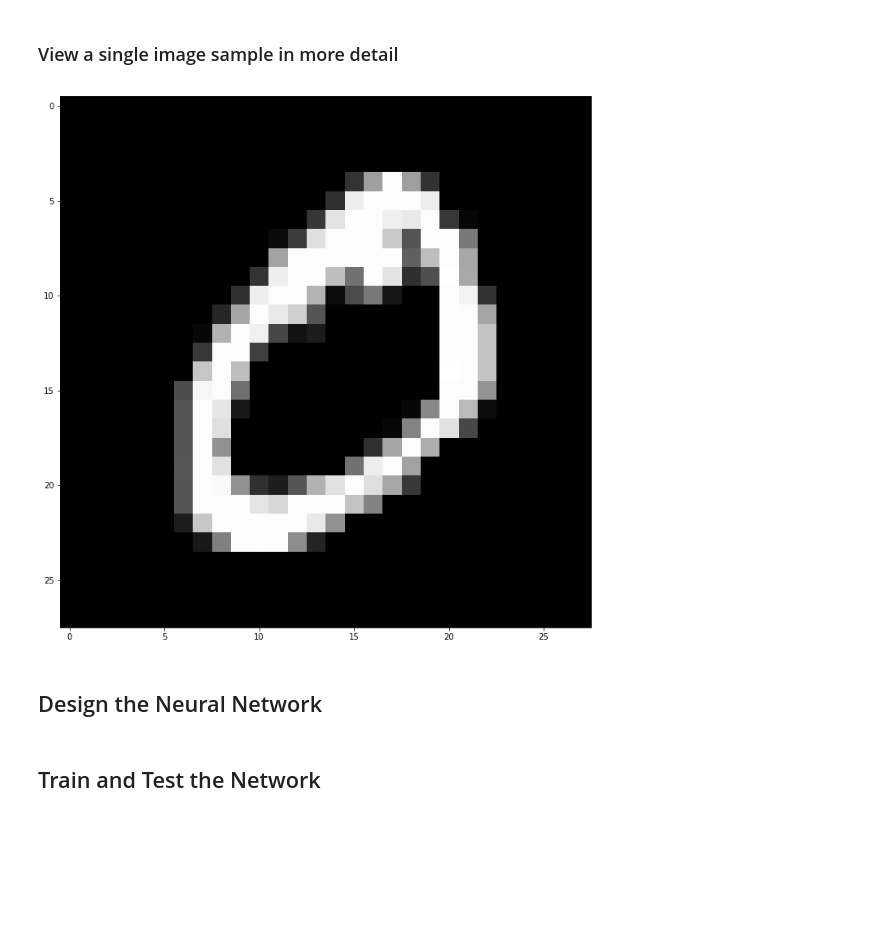
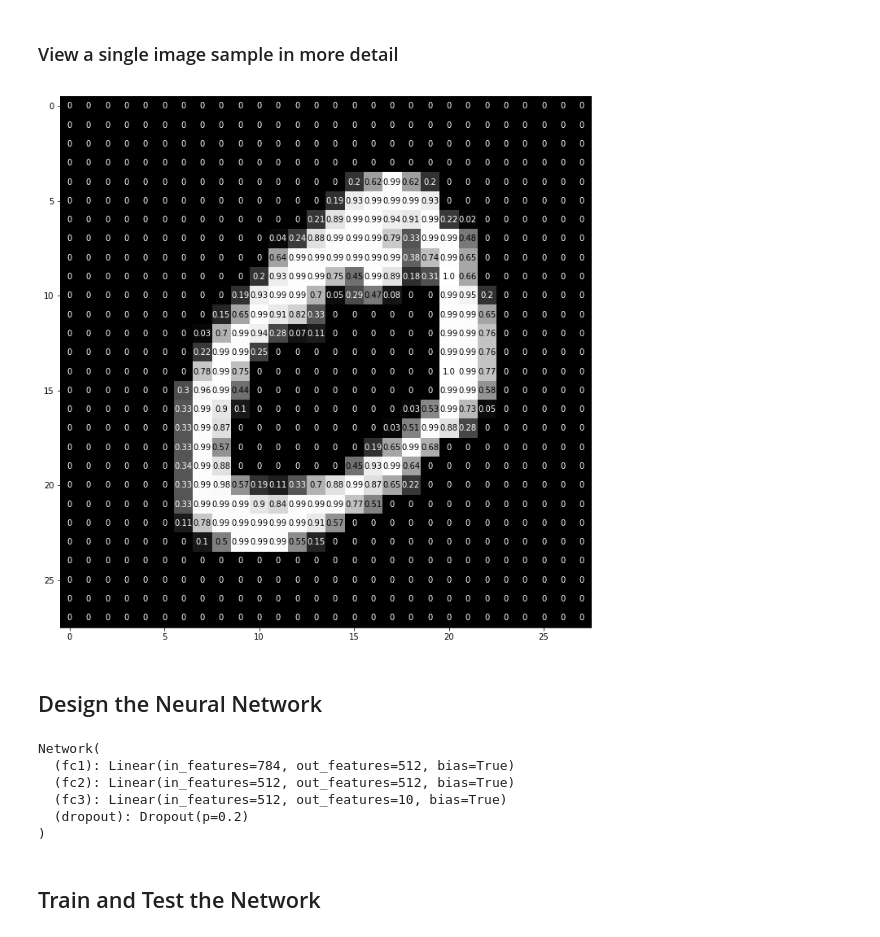
Before and after one commit to DColgrove98/classify-digits, a Jupyter notebook: MNIST MLP.ipynb, the cells around one changed output. Drawn from its saved outputs; the diff is of its cells as text; code cells hidden in the pictures; blank space fills up the shorter version.

```diff
--- a/MNIST MLP.ipynb
+++ b/MNIST MLP.ipynb
@@ -71,23 +64,23 @@ for i in np.arange(20):
 # %%
 img = np.squeeze(images[1])
 
 fig = plt.figure(figsize = (12, 12))
 ax = fig.add_subplot(111)
 ax.imshow(img, cmap = 'gray')
 width, height = img.shape
 thresh = img.max()/2.5
 for x in range(width):
     for y in range(height):
         try:
-            val = round(img[x][y], 2) if img != 0 else 0
+            val = round(img[x][y], 2) if img[x][y] != 0 else 0
             ax.annotate(str(val),
                     xy = (y, x),
                     horizontalalignment = 'center',
                     verticalalignment = 'center',
                     color = 'white' if img[x][y] < thresh else 'black')
         except ValueError:
             pass
 # %% [output]
-[figure, old version]
+[figure, new version]
 # %% [markdown]
 ## Design the Neural Network
@@ -96,2 +87,35 @@ for x in range(width):
+# %%
+# TODO: Develop network architecture
+import torch.nn as nn
+import torch.nn.functional as F
+
+class Network(nn.Module):
+    def __init__(self):
+        super(Network, self).__init__()
+        hidden1 = 512
+        hidden2 = 512
+        self.fc1 = nn.Linear(784, hidden1)
+        self.fc2 = nn.Linear(hidden1, hidden2)
+        self.fc3 = nn.Linear(hidden2, 10)
+        self.dropout = nn.Dropout(0.2)
+
+    def forward(self, x):
+        x = x.view(-1, 784)
+        x = F.relu(self.fc1(x))
+        x = self.dropout(x)
+        x = F.relu(self.fc2(x))
+        x = self.dropout(x)
+        x = self.fc3(x)
+        return x
+
+model = Network()
+print(model)
+# %% [output]
+Network(
+  (fc1): Linear(in_features=784, out_features=512, bias=True)
+  (fc2): Linear(in_features=512, out_features=512, bias=True)
+  (fc3): Linear(in_features=512, out_features=10, bias=True)
+  (dropout): Dropout(p=0.2)
+)
 # %%
 # TODO: Define loss and optimization functions
```
Also changed, not shown: parts of 5 cells of this notebook.
